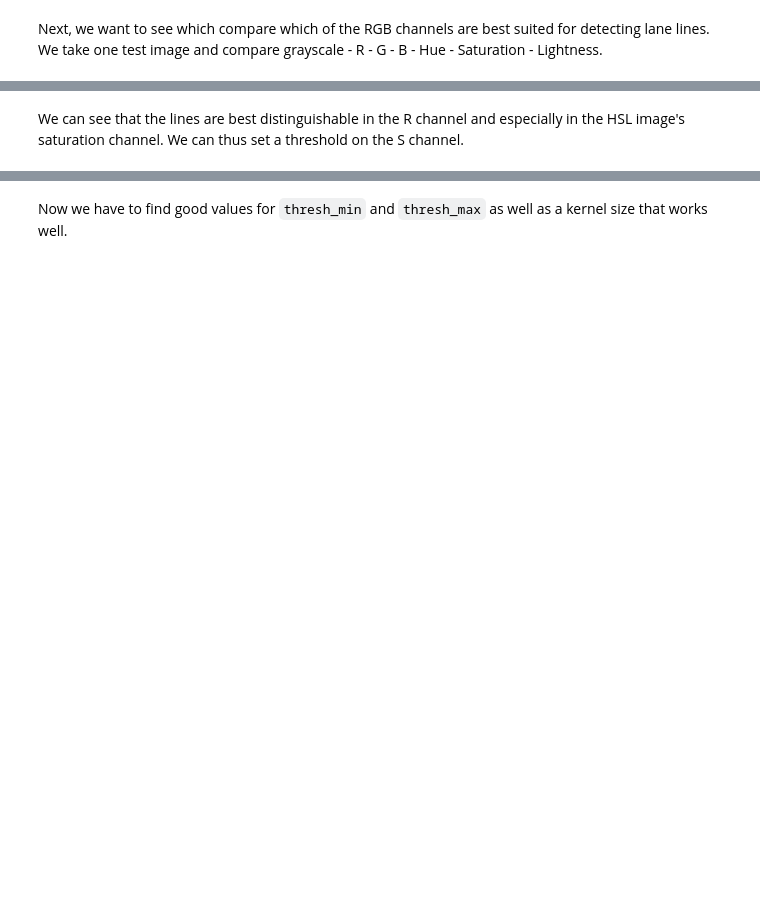
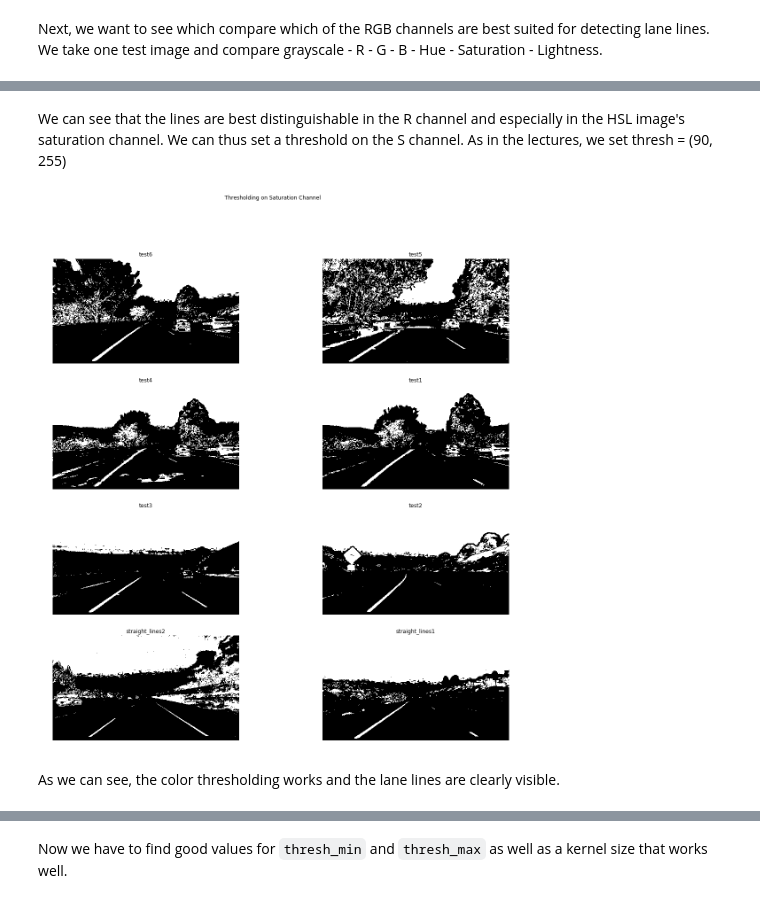
Before and after one commit to julia-kraus/CarND-Advanced-Lane-Lines, a Jupyter notebook: solution.ipynb, the cells around one changed output, grey strips where cells are left out. Cells and saved outputs as stored; diff of their text form; code cells hidden in the pictures; blank space fills up the shorter version.

```diff
--- a/solution.ipynb
+++ b/solution.ipynb
@@ -259,5 +237,25 @@ plt.show()
 # %% [markdown]
-We can see that the lines are best distinguishable in the R channel and especially in the HSL image's saturation channel. We can thus set a threshold on the S channel.
+We can see that the lines are best distinguishable in the R channel and especially in the HSL image's saturation channel. We can thus set a threshold on the S channel. As in the lectures, we set thresh = (90, 255)
+# %%
+hls_imgs = [utils.hls(img) for img in undist_test_imgs]
+color_thresh_imgs = [color_threshold(img, channel=2, low=90, high=255) for img in hls_imgs]
+color_thresh_imgs_names = test_img_names
+# %%
+ncols=2
+nrows = len(test_img_names) //2
+
+fig, axes = plt.subplots(nrows=nrows, ncols=ncols, figsize=(20, 20))
+for idx, ax in enumerate(axes.flat):
+    ax.imshow(color_thresh_imgs[idx], cmap='gray')
+    ax.set_title(color_thresh_imgs_names[idx])
+    ax.axis("off")
+plt.suptitle('Thresholding on Saturation Channel')
+# plt.tight_layout()
+plt.show()
+# %% [output]
+[figure, added]
+# %% [markdown]
+As we can see, the color thresholding works and the lane lines are clearly visible.
 # %% [markdown]
 ## Gradient Thresholds
 In the last exercise we used Canny edge detection to find possible lane lines in the image. Canny finds all possible lines in an image. Looking at lane lines, however, we have a smarter way for filtering pixels, because we know that the relevant lines are close to vertical.
```
Also changed, not shown: parts of 22 cells of this notebook, 1 other file.
